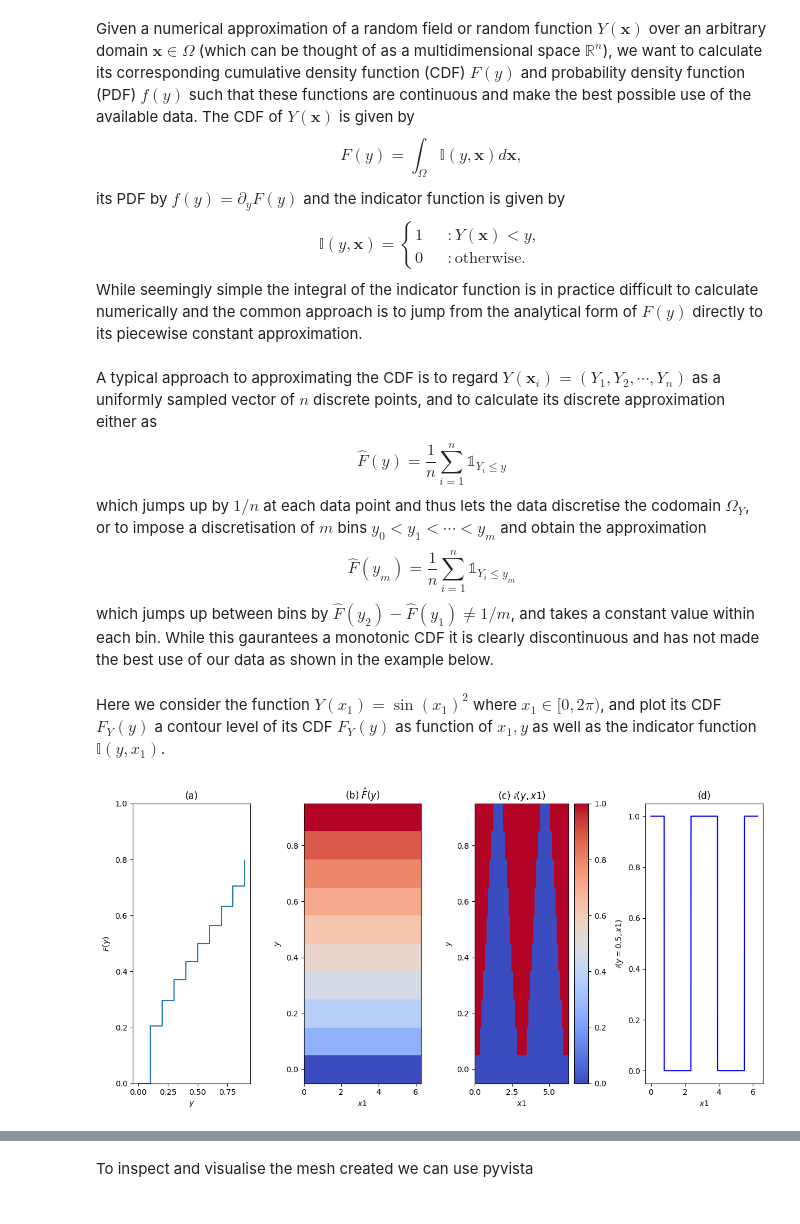
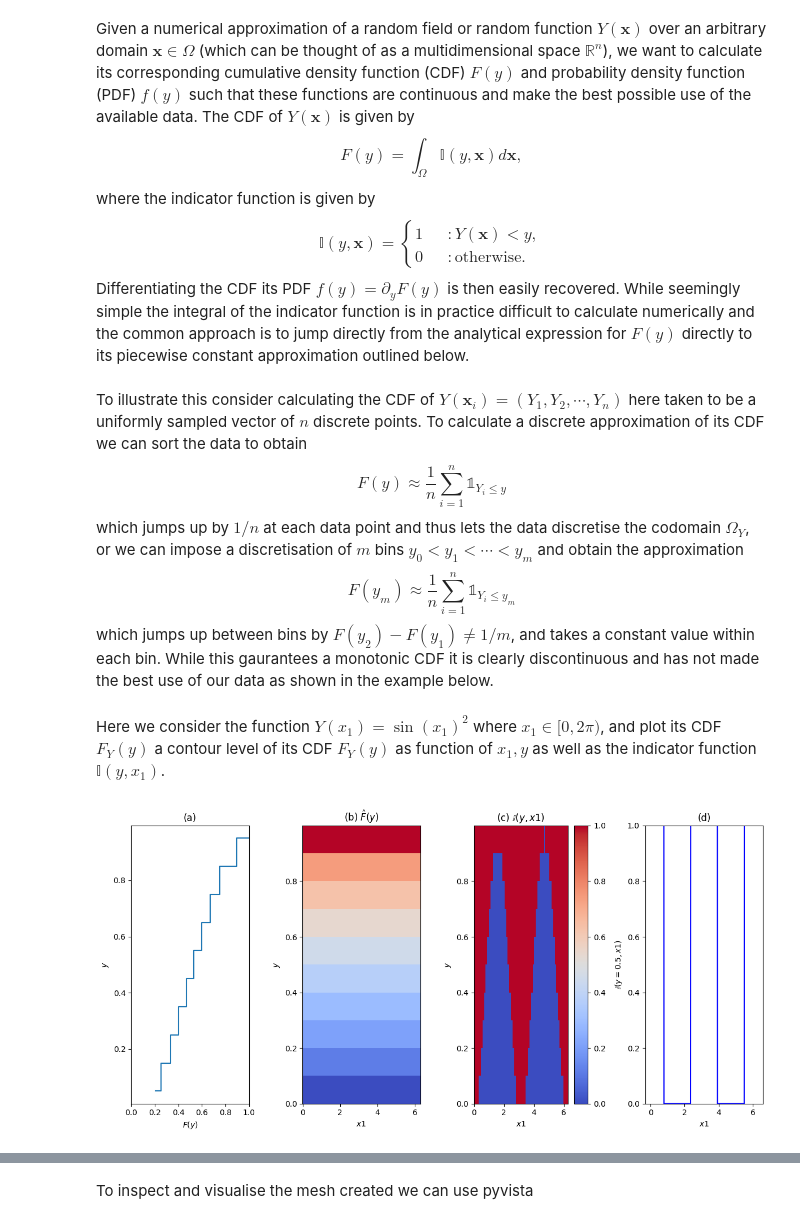
Before and after one commit to D-stratify/Numdf, a Jupyter notebook: PDF_Construction_using_extruded_mesh.ipynb, the cells around one changed output, grey strips where cells are left out. Cells and saved outputs as stored; diff of their text form; code cells hidden in the pictures.

```diff
--- a/PDF_Construction_using_extruded_mesh.ipynb
+++ b/PDF_Construction_using_extruded_mesh.ipynb
@@ -45,7 +45,7 @@ Given a numerical approximation of a random field or random function $Y(\boldsym
 \begin{equation*}
     F(y) = \int_{\Omega} \mathbb{I}(y,\boldsymbol{x}) d \boldsymbol{x},
 \end{equation*}
-its PDF by $f(y) = \partial_y F(y)$ and the indicator function is given by
+where the indicator function is given by
 \begin{equation*}
     \mathbb{I}(y,\boldsymbol{x}) =
     \begin{cases}
@@ -53,70 +53,80 @@ its PDF by $f(y) = \partial_y F(y)$ and the indicator function is given by
     0 \quad &: \text{otherwise}.
     \end{cases}
 \end{equation*}
-While seemingly simple the integral of the indicator function is in practice difficult to calculate numerically and the common approach is to jump from the analytical form of $F(y)$ directly to its piecewise constant approximation.
+Differentiating the CDF its PDF $f(y) = \partial_y F(y)$ is then easily recovered. While seemingly simple the integral of the indicator function is in practice difficult to calculate numerically and the common approach is to jump directly from the analytical expression for $F(y)$ directly to its piecewise constant approximation outlined below.
 # %% [markdown]
-A typical approach to approximating the CDF is to regard $Y(\boldsymbol{x}_i) = (Y_1, Y_2, \cdots ,Y_n)$ as a uniformly sampled vector of $n$ discrete points, and to calculate its discrete approximation either as
+To illustrate this consider calculating the CDF of $Y(\boldsymbol{x}_i) = (Y_1, Y_2, \cdots ,Y_n)$ here taken to be a uniformly sampled vector of $n$ discrete points. To calculate a discrete approximation of its CDF we can sort the data to obtain
 \begin{equation*}
-    \hat{F}(y) = \frac{1}{n} \sum_{i=1}^n \mathbb{1}_{Y_i \leq y}
+    F(y) \approx \frac{1}{n} \sum_{i=1}^n \mathbb{1}_{Y_i \leq y}
 \end{equation*}
-which jumps up by $1/n$ at each data point and thus lets the data discretise the codomain $\Omega_{Y}$, or to impose a discretisation of $m$ bins $y_0 < y_1 < \cdots < y_m$ and obtain the approximation
+which jumps up by $1/n$ at each data point and thus lets the data discretise the codomain $\Omega_{Y}$, or we can impose a discretisation of $m$ bins $y_0 < y_1 < \cdots < y_m$ and obtain the approximation
 \begin{equation*}
-    \hat{F}(y_m) = \frac{1}{n} \sum_{i=1}^n \mathbb{1}_{Y_i \leq y_m}
+    F(y_m) \approx \frac{1}{n} \sum_{i=1}^n \mathbb{1}_{Y_i \leq y_m}
 \end{equation*}
-which jumps up between bins by $\hat{F}(y_2) - \hat{F}(y_1) \neq 1/m$, and takes a constant value within each bin. While this gaurantees a monotonic CDF it is clearly discontinuous and has not made the best use of our data as shown in the example below.
+which jumps up between bins by $F(y_2) - F(y_1) \neq 1/m$, and takes a constant value within each bin. While this gaurantees a monotonic CDF it is clearly discontinuous and has not made the best use of our data as shown in the example below.
 # %% [markdown]
 Here we consider the function $Y(x_1) = \sin(x_1)^2$ where $x_1 \in [0,2 \pi)$, and plot its CDF $F_Y(y)$ a contour level of its CDF $F_Y(y)$ as function of $x_1,y$ as well as the indicator function $\mathbb{I}(y,x_1)$.
 # %%
 import numpy as np
 import matplotlib.pyplot as plt
 
-n  = 10 # Number of bins
+n    = 10    # Number of bins
+n_x1 = 10**3 # Numerical grid for Y(x_1)
+
+# Function
+x1 = np.linspace(0,2*np.pi,n_x1)
+Y  = lambda x: np.sin(x)**2;
+
+# Indicator function
+I  = lambda Y,y_m: [1 if Y_i < y_m else 0 for Y_i in Y];
+
+# Construct CDF
+dy  = abs( max(Y(x1)) - min(Y(x1)) )/n;
+y   = np.arange(min(Y(x1)),max(Y(x1))+dy,dy);
+
+IYX = np.zeros((n,n_x1))
+for i,y_m in enumerate(y[1:]):
+  IYX[i,:] = I(Y(x1),y_m) # If Y(x1) < y_n left bin edge
+
+F  = np.mean(IYX,axis=1)  # Integrate out x
+y_c= (y[1:] + y[:-1])/2.; # Convert to bin centres
 
 fig = plt.figure(figsize=(12,6))
 
-# Motivating the function space
-# ~~~~~~~~~~~~~~~~~~~~~~~~~~~~~~~~~~~~~~~~~~~~~
-x1 = np.linspace(0,2*np.pi,10**3)
-Y  = lambda x: np.sin(x)**2;
-
-I  = lambda Y,y_m: [1 if Y_i < y_m else 0 for Y_i in Y];
-
-dy = abs( max(Y(x1)) - min(Y(x1)) )/n;
-y  = np.arange(min(Y(x1)),max(Y(x1)),dy);
-F  = [ np.mean(I(Y(x1),y_m)) for y_m in y ];
-
 ax1 = fig.add_subplot(141)
-ax1.plot(y,F, drawstyle='steps-post')
-ax1.set_ylim([0,1])
+ax1.plot(F,y_c,drawstyle='steps-mid')
+ax1.set_xlim([0,1])
 ax1.set_title(r'(a)')
-ax1.set_xlabel(r'$y$')
-ax1.set_ylabel(r'$F(y)$')
+ax1.set_ylabel(r'$y$')
+ax1.set_xlabel(r'$F(y)$')
 
 ax2 = fig.add_subplot(142)
 ax2.set_title(r'(b) $\hat{F}(y)$')
-ax2.pcolormesh(x1,y,np.outer(np.ones(len(x1)),F).T,cmap='coolwarm')
+ax2.pcolormesh(x1,y_c,np.outer(np.ones(n_x1),F).T,cmap='coolwarm')
 ax2.set_xlabel(r'$x1$')
 ax2.set_ylabel(r'$y$')
 
-IYX = np.zeros((n,len(x1)))
-for i,y_m in enumerate(y):
-  IYX[i,:] = I(Y(x1),y_m)
-
 ax3 = fig.add_subplot(143)
 ax3.set_title(r'(c) $\mathbb{I}(y,x1)$')
-im = ax3.pcolormesh(x1,y,IYX,cmap='coolwarm')
+im = ax3.pcolormesh(x1,y_c,IYX,cmap='coolwarm')
 fig.colorbar(im, ax=ax3)
 ax3.set_xlabel(r'$x1$')
 ax3.set_ylabel(r'$y$')
 
 ax4 = fig.add_subplot(144)
 ax4.plot(x1,I(Y(x1),0.5),'b')
+ax4.set_ylim([0,1])
 ax4.set_title(r'(d)')
 ax4.set_xlabel(r'$x1$')
 ax4.set_ylabel(r'$\mathbb{I}(y=0.5,x1)$')
 
+# hist, bin_edges = np.histogram(Y(x1), bins='auto',density=True)
+# yy = .5*(bin_edges[1:] + bin_edges[:-1])
+# plt.plot(yy,hist)
+# plt.show()
+
 plt.tight_layout()
 plt.show()
 # %% [output]
-[figure, old version]
+[figure, new version]
 # %% [markdown]
```
Also changed, not shown: parts of 22 cells of this notebook.
